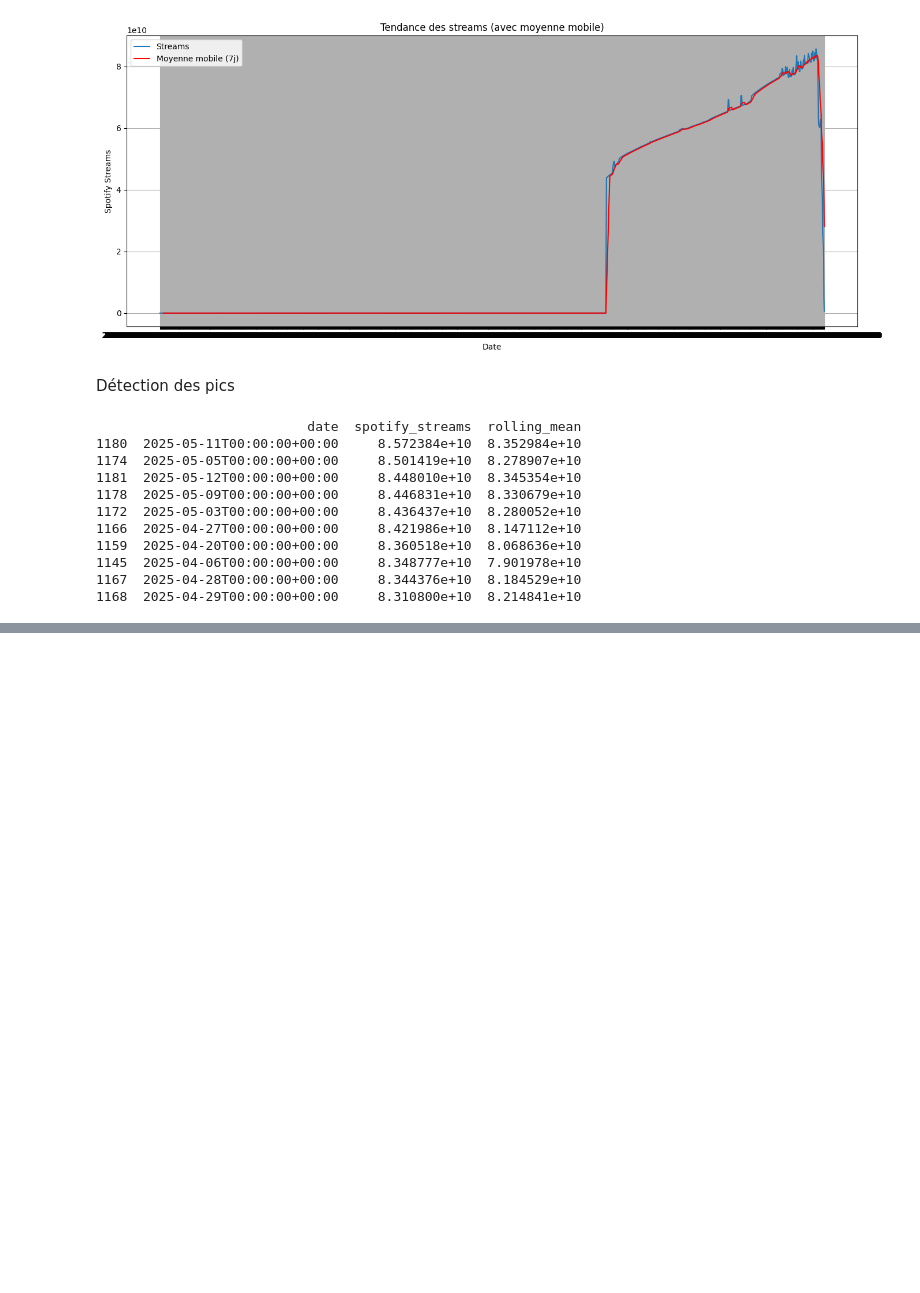
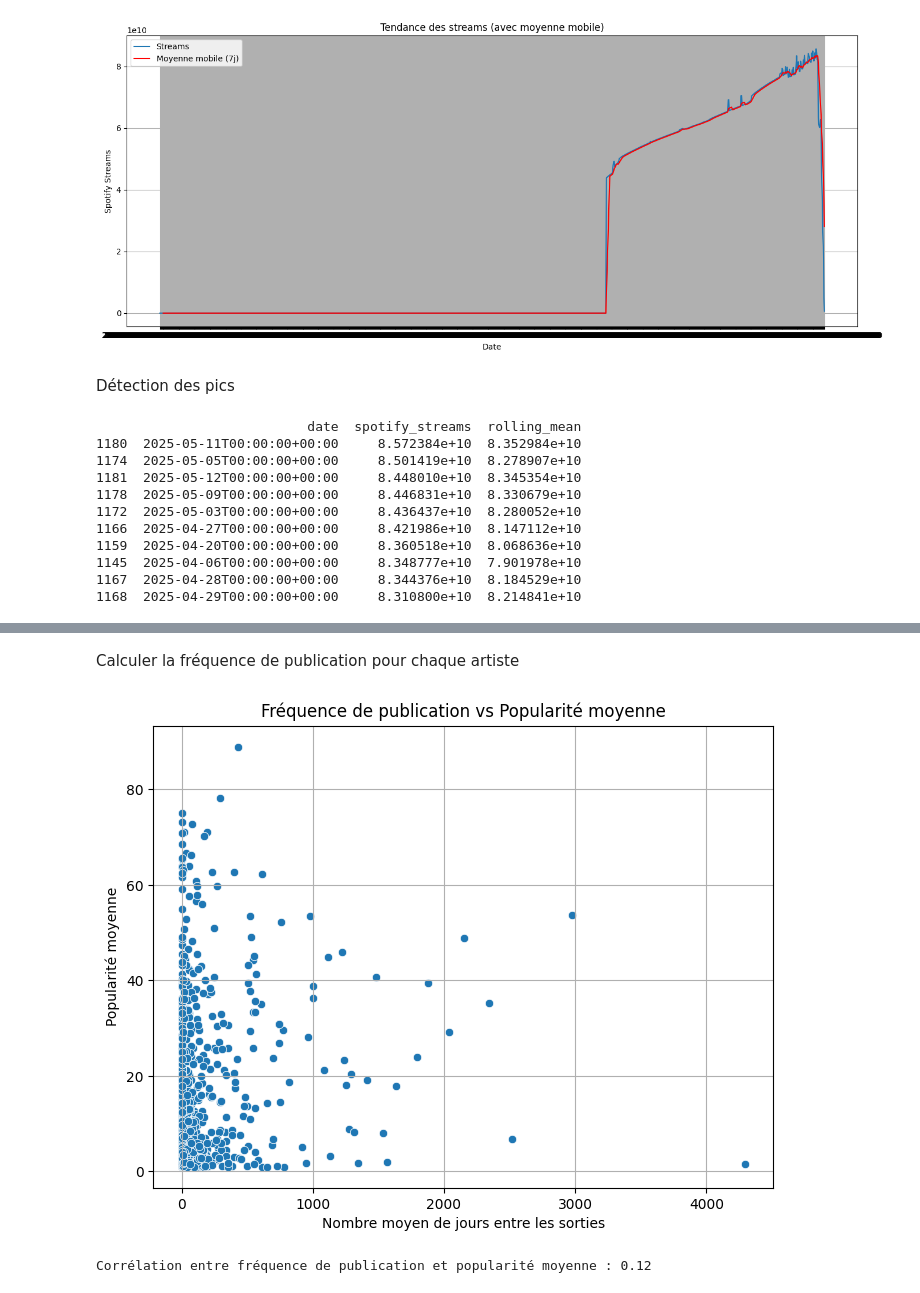
Before and after one commit to Mal-Lem/test_technique, a Jupyter notebook: explore_data.ipynb, the cells around one changed output, grey strips where cells are left out. Cells and saved outputs as stored; diff of their text form; code cells hidden in the pictures; blank space fills up the shorter version.

```diff
--- a/explore_data.ipynb
+++ b/explore_data.ipynb
@@ -628,0 +665,31 @@ print(top_days)
+# %%
+df["release_date"] = pd.to_datetime(df["release_date"])
+df_ordre = df.sort_values(["artist", "release_date"])
+
+df_ordre["previous_release"] = df_ordre.groupby("artist")["release_date"].shift(1)
+df_ordre["days_between_releases"] = (df_ordre["release_date"] - df_ordre["previous_release"]).dt.days
+# %% [markdown]
+Calculer la fréquence de publication pour chaque artiste
+# %%
+frequence_artistes = df_ordre.groupby("artist")["days_between_releases"].mean()
+
+df_perf_freq = pd.DataFrame({
+    "frequence_sortie": frequence_artistes,
+    "popularite_moyenne": df_time_series.groupby("artist")["spotify_popularity"].mean()
+}).dropna()
+
+
+plt.figure(figsize=(8,6))
+sns.scatterplot(data=df_perf_freq, x="frequence_sortie", y="popularite_moyenne")
+plt.title("Fréquence de publication vs Popularité moyenne")
+plt.xlabel("Nombre moyen de jours entre les sorties")
+plt.ylabel("Popularité moyenne")
+plt.grid(True)
+plt.show()
+# %% [output]
+[figure, added]
+# %%
+correlation = df_perf_freq["frequence_sortie"].corr(df_perf_freq["popularite_moyenne"])
+print(f"Corrélation entre fréquence de publication et popularité moyenne : {correlation:.2f}")
+# %% [output]
+Corrélation entre fréquence de publication et popularité moyenne : 0.12
```
Also changed, not shown: parts of 21 cells of this notebook.
